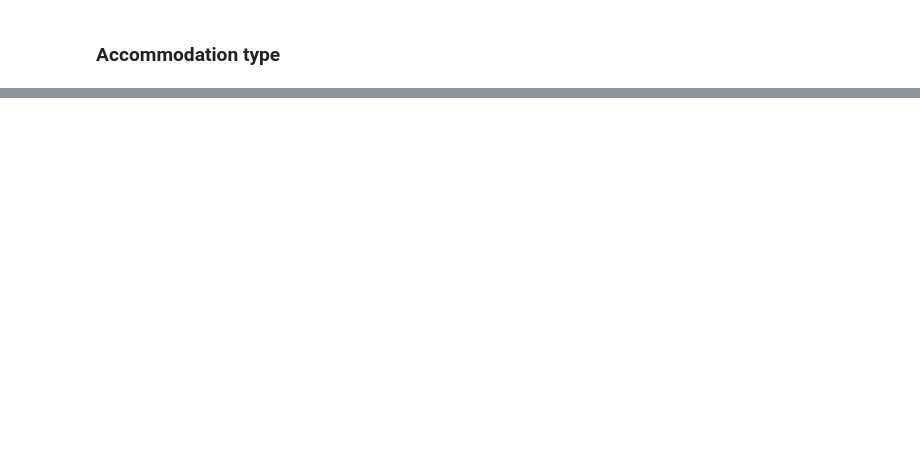
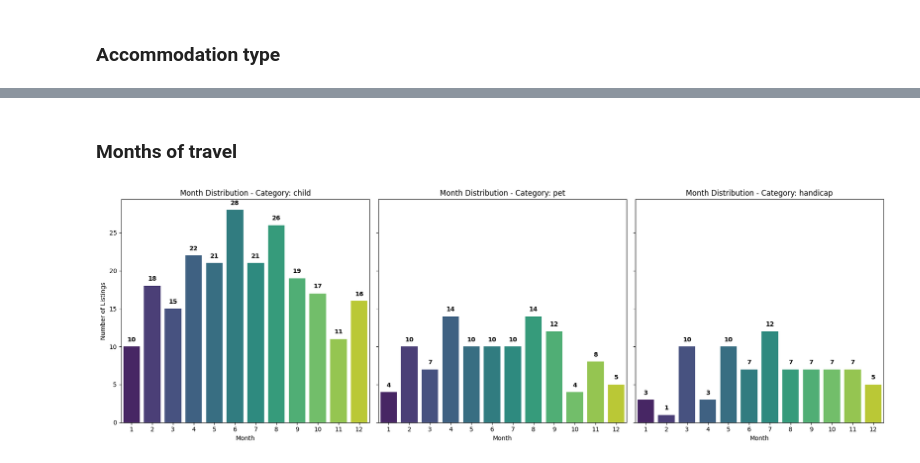
Before and after one commit to AlbinMorisseau/large-project, a Jupyter notebook: notebooks/draft/features_visualization.ipynb, the cells around one changed output, grey strips where cells are left out. Saved outputs shown, nothing was run; the diff lists cells and outputs as text; code cells hidden in the pictures; blank space fills up the shorter version.

```diff
--- a/notebooks/draft/features_visualization.ipynb
+++ b/notebooks/draft/features_visualization.ipynb
@@ -324,0 +137,27 @@ plt.show()
+# %% [markdown]
+### Months of travel
+# %%
+feature = "month"
+
+fig, axes = plt.subplots(1, len(categories), figsize=(18, 6), sharey=True)
+for ax, cat in zip(axes, categories):
+    df_cat = df.filter(pl.col("category") == cat)
+    counts = (df_cat.group_by(feature).agg(pl.len().alias("count")).sort(feature))
+
+    values = counts["count"].to_list()
+    labels = counts[feature].to_list()
+
+    palette = sns.color_palette("viridis", n_colors=len(labels))
+    sns.barplot(x=labels, y=values, hue=labels, palette=palette, legend=False, ax=ax)
+    ax.set_title(f"Month Distribution - Category: {cat}")
+    ax.set_xlabel("Month")
+    ax.set_ylabel("Number of Listings")
+
+    # Add values on top of bars
+    for i, v in enumerate(values):
+        ax.text(i, v + 0.5, str(v), ha='center', va='bottom', fontweight='bold')
+
+plt.tight_layout()
+plt.show()
+# %% [output]
+[figure, added]
```
Also changed, not shown: parts of 91 cells of this notebook, 1 other file.
